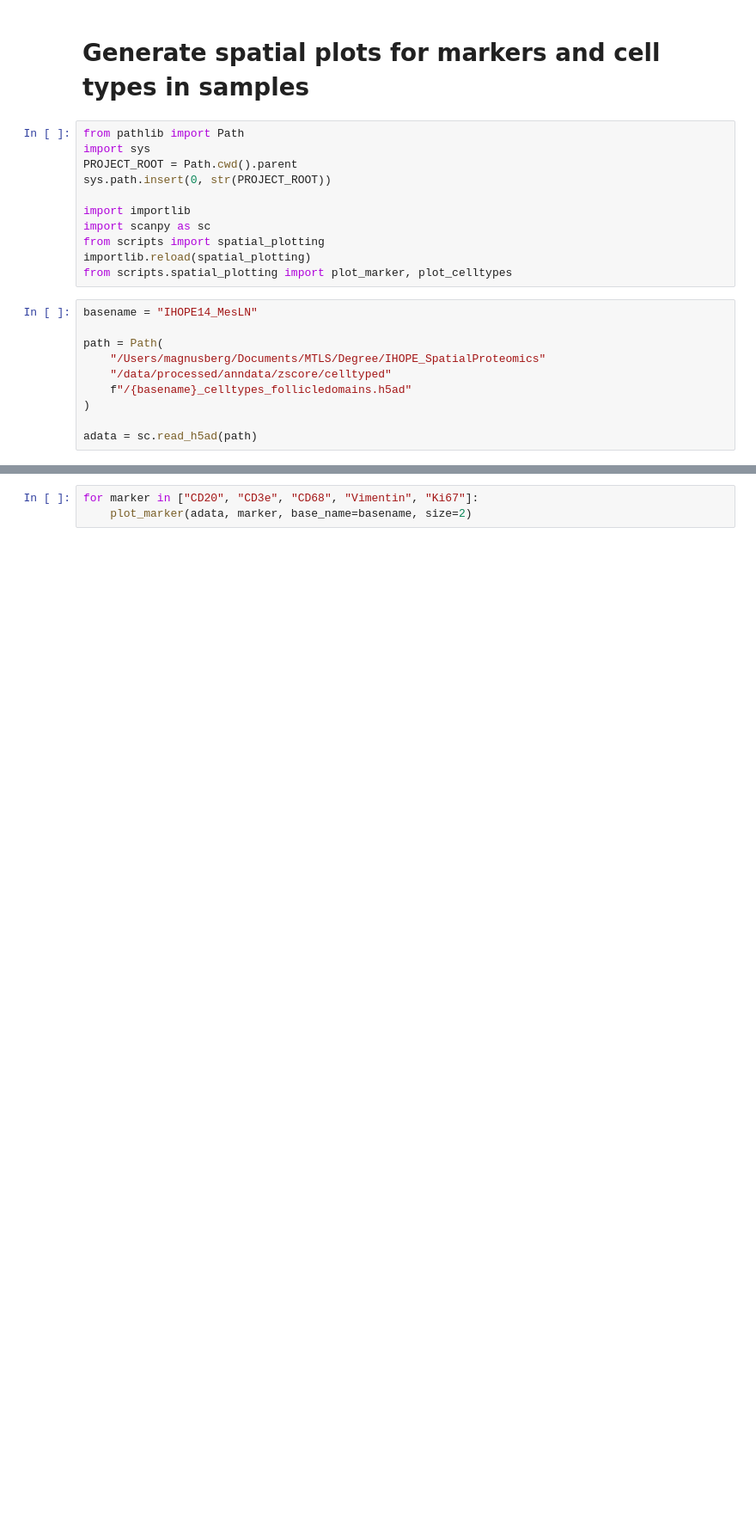
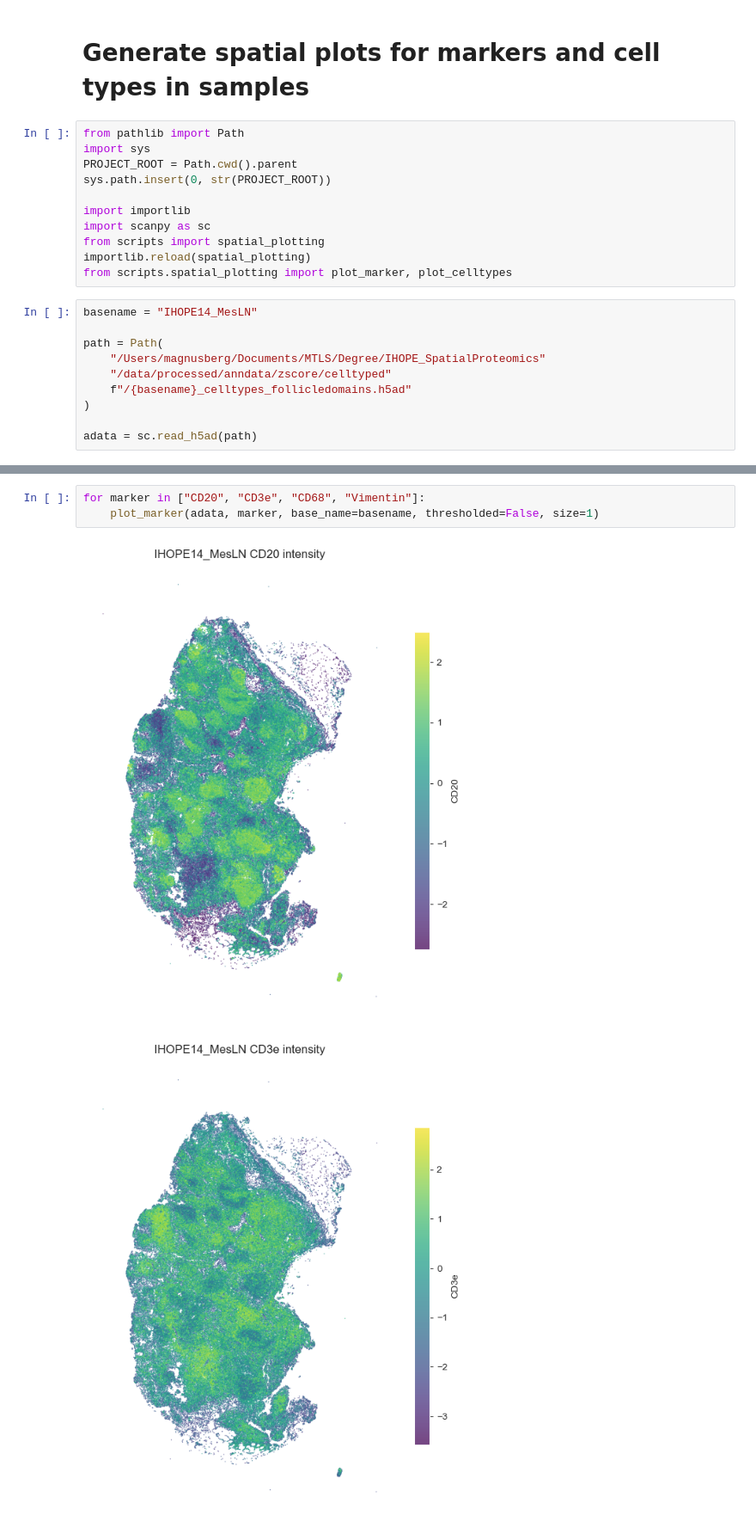
Before and after one commit to EmmyRamsesBerg/IHOPE_SpatialProteomics, a Jupyter notebook: notebooks/IHOPE_spatialplots.ipynb, the cells around one changed output, grey strips where cells are left out. Shown at 86% size. Saved outputs shown, nothing was run; the diff lists cells and outputs as text; blank space fills up the shorter version.

```diff
--- a/notebooks/IHOPE_spatialplots.ipynb
+++ b/notebooks/IHOPE_spatialplots.ipynb
@@ -26,3 +92,6 @@ plot_celltypes(adata, level="type", base_name=basename, size=2)
 # %%
-for marker in ["CD20", "CD3e", "CD68", "Vimentin", "Ki67"]:
-    plot_marker(adata, marker, base_name=basename, size=2)
+for marker in ["CD20", "CD3e", "CD68", "Vimentin"]:
+    plot_marker(adata, marker, base_name=basename, thresholded=False, size=1)
+# %% [output]
+[figure, added]
+[figure, added]
```
Also changed, not shown: parts of 4 cells of this notebook, 1 other file.
